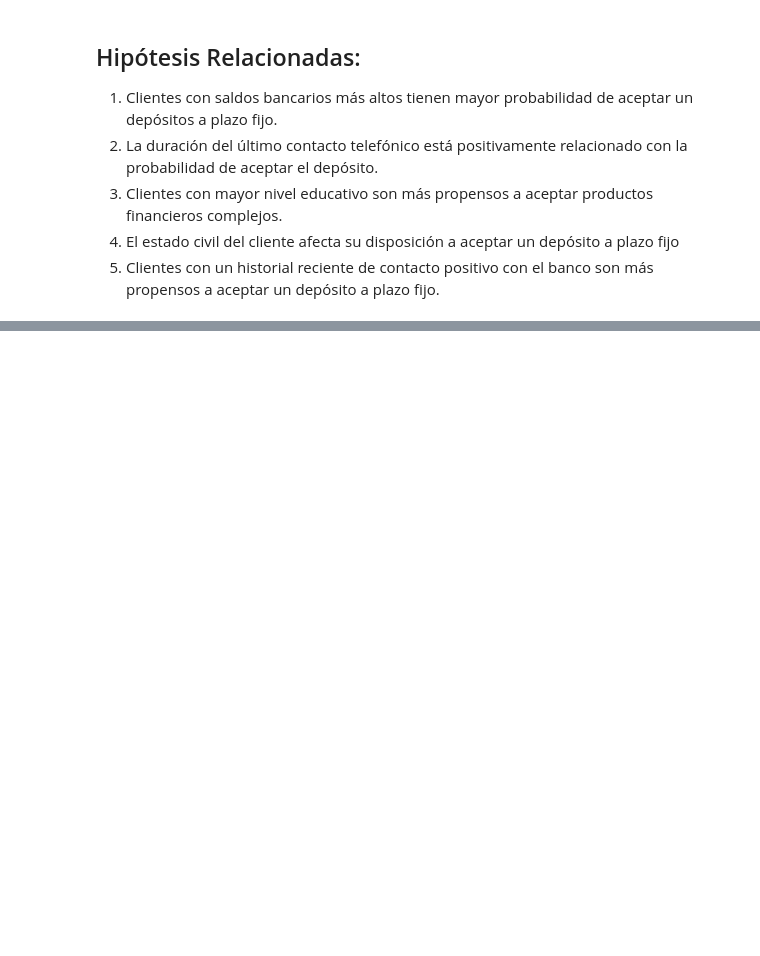
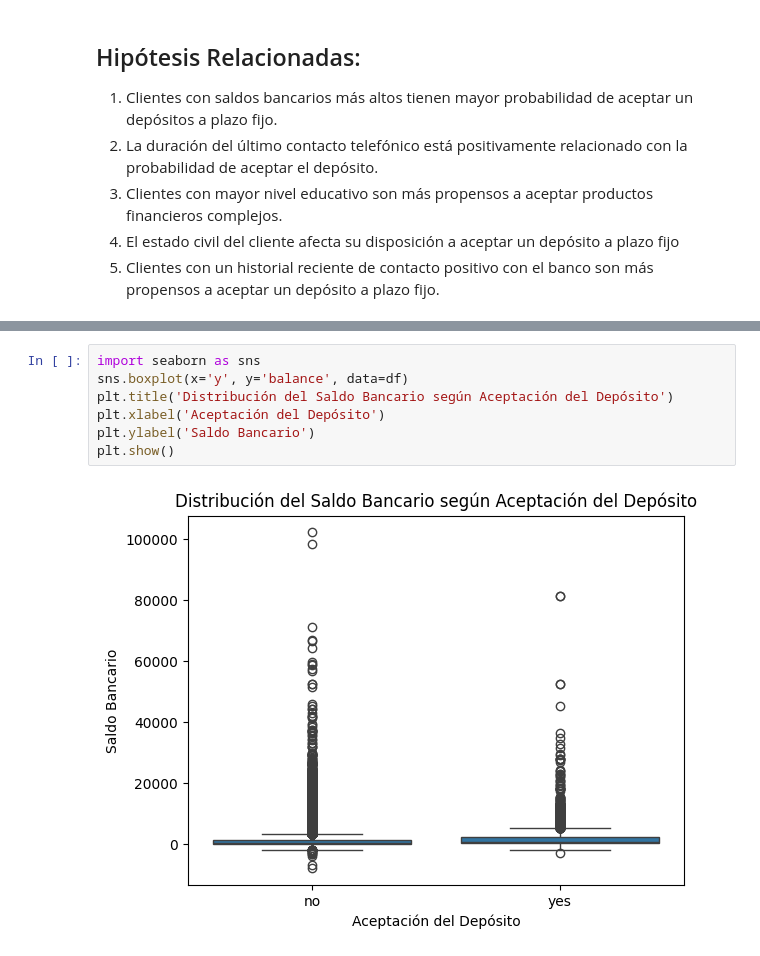
Before and after one commit to LeanMBG/Jupyter_Data_Scientist_I, a Jupyter notebook: VisualizacionBarbera.ipynb, the cells around one changed output, grey strips where cells are left out. Drawn from its saved outputs; the diff is of its cells as text; blank space fills up the shorter version.

```diff
--- a/VisualizacionBarbera.ipynb
+++ b/VisualizacionBarbera.ipynb
@@ -155,0 +230,9 @@ df.head()
+# %%
+import seaborn as sns
+sns.boxplot(x='y', y='balance', data=df)
+plt.title('Distribución del Saldo Bancario según Aceptación del Depósito')
+plt.xlabel('Aceptación del Depósito')
+plt.ylabel('Saldo Bancario')
+plt.show()
+# %% [output]
+[figure, added]
```
Also changed, not shown: parts of 14 cells of this notebook.
